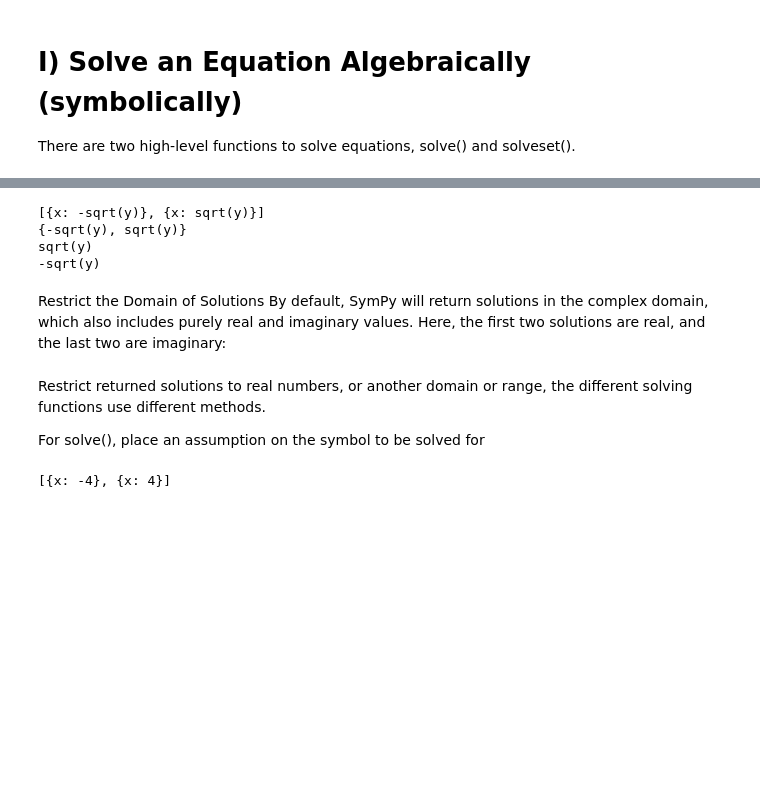
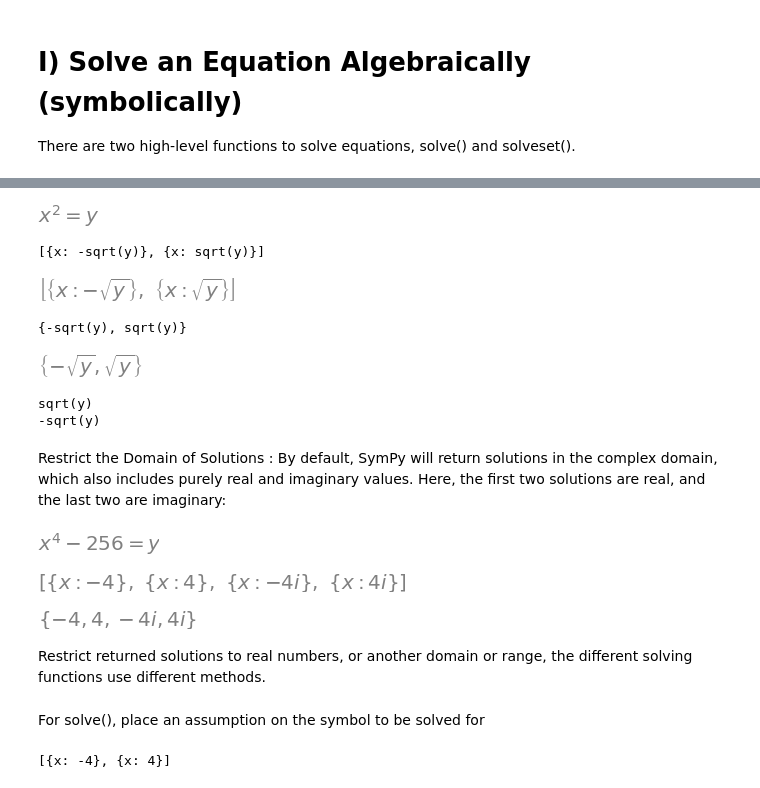
Before and after one commit to raywkhon/PyAstro, a Jupyter notebook: SymPy1.ipynb, the cells around one changed output, grey strips where cells are left out. Drawn from its saved outputs; the diff is of its cells as text; code cells hidden in the pictures; blank space fills up the shorter version.

```diff
--- a/SymPy1.ipynb
+++ b/SymPy1.ipynb
@@ -18,29 +32,50 @@ from sympy import Eq, solve, solveset
 from sympy.abc import x, y
 eqn = Eq(x**2, y)
 eqn
-solutions = solve(eqn, x, dict=True)
-print(solutions)
-solutions_set = solveset(eqn, x)
-print(solutions_set)
-for solution_set in solutions_set:
-    print(solution_set)
 # %% [output]
-[{x: -sqrt(y)}, {x: sqrt(y)}]
-{-sqrt(y), sqrt(y)}
-sqrt(y)
--sqrt(y)
+[figure, added]
+# %%
+solutions = solve(eqn, x, dict=True)
+print(solutions)
+solutions
+# %% [output]
+[{x: -sqrt(y)}, {x: sqrt(y)}]
+[figure, added]
+# %%
+solutions_set = solveset(eqn, x)
+print(solutions_set)
+solutions_set = solveset(eqn, x)
+solutions_set
+# %% [output]
+{-sqrt(y), sqrt(y)}
+[figure, added]
+# %%
+for solution_set in solutions_set:
+    print(solution_set)
+# %% [output]
+sqrt(y)
+-sqrt(y)
 # %% [markdown]
-Restrict the Domain of Solutions
-By default, SymPy will return solutions in the complex domain, which also includes purely real and imaginary values. Here, the first two solutions are real, and the last two are imaginary:
+Restrict the Domain of Solutions : By default, SymPy will return solutions in the complex domain, which also includes purely real and imaginary values. Here, the first two solutions are real, and the last two are imaginary:
 # %%
 import sympy
 from sympy import Symbol, solve, solveset
 x = Symbol('x')
-solve(x**4 - 256, x, dict=True)
-solveset(x**4 - 256, x)
+eqn = Eq(x**4 - 256, y)
+eqn
+# %% [output]
+[figure, added]
+# %%
+solve(x**4 - 256, x, dict=True)
+# %% [output]
+[figure, added]
+# %%
+solveset(x**4 - 256, x)
+# %% [output]
+[figure, added]
 # %% [markdown]
 Restrict returned solutions to real numbers, or another domain or range, the different solving functions use different methods.
-
-For solve(), place an assumption on the symbol to be solved for
+# %% [markdown]
+For solve(), place an assumption on the symbol to be solved for
 # %%
 from sympy import Symbol, solve
```
Also changed, not shown: parts of 30 cells of this notebook, 8 other files.
